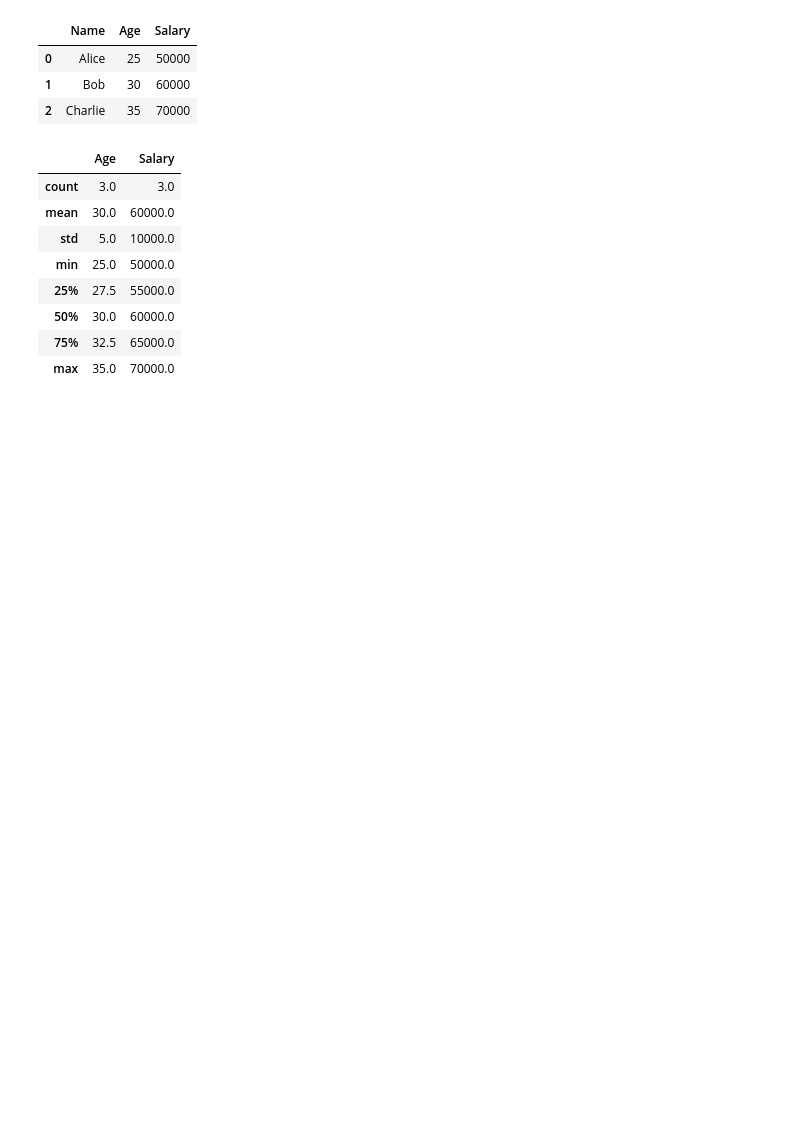
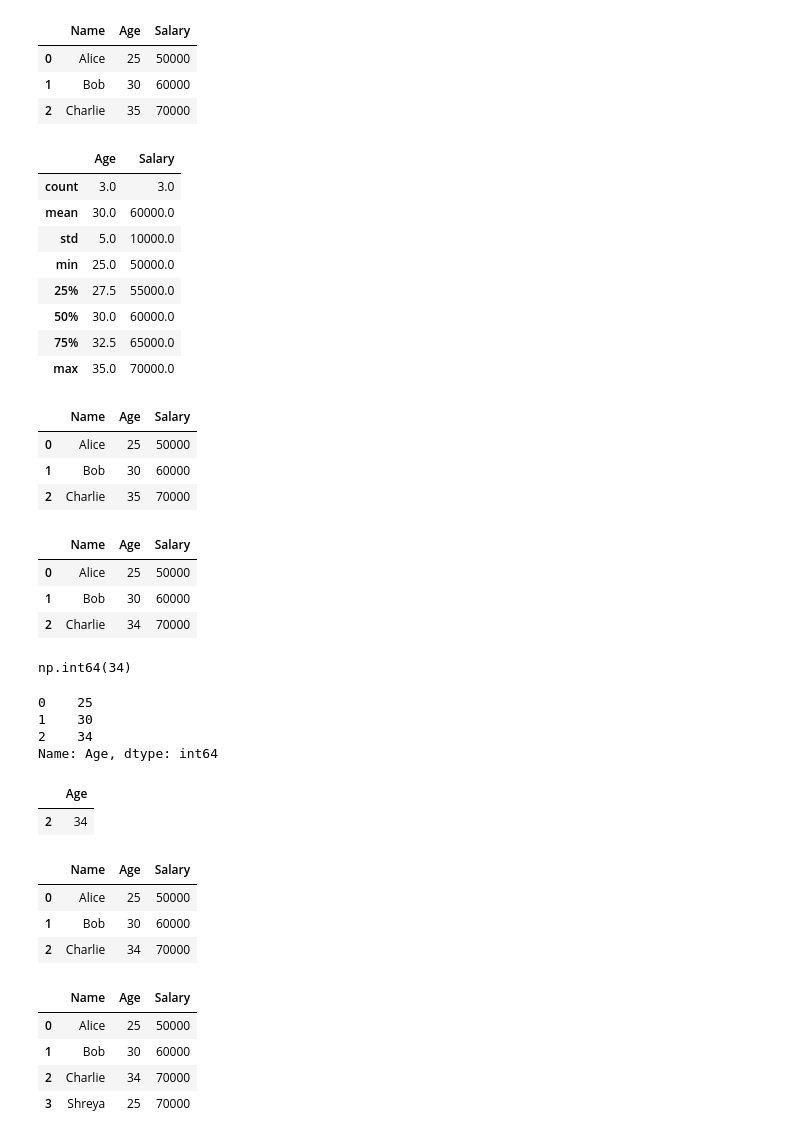
Before and after one commit to ranjeet-kadam/DSML1, a Jupyter notebook: Python/Data Analysis/Pandas.ipynb, the cells around one changed output. Drawn from its saved outputs; the diff is of its cells as text; code cells hidden in the pictures; blank space fills up the shorter version.

```diff
--- a/Python/Data Analysis/Pandas.ipynb
+++ b/Python/Data Analysis/Pandas.ipynb
@@ -170,3 +172,56 @@ df.describe()
 | 50% | 30.0 | 60000.0 |
 | 75% | 32.5 | 65000.0 |
 | max | 35.0 | 70000.0 |
+# %%
+df
+# %% [output]
+|  | Name | Age | Salary |
+| 0 | Alice | 25 | 50000 |
+| 1 | Bob | 30 | 60000 |
+| 2 | Charlie | 35 | 70000 |
+# %%
+df_new=df.iat[2,1] = 34
+df
+# %% [output]
+|  | Name | Age | Salary |
+| 0 | Alice | 25 | 50000 |
+| 1 | Bob | 30 | 60000 |
+| 2 | Charlie | 34 | 70000 |
+# %%
+df.at[2,'Age']
+# %% [output]
+np.int64(34)
+# %%
+df.loc[0:3,'Age']
+# %% [output]
+0    25
+1    30
+2    34
+Name: Age, dtype: int64
+# %%
+df.iloc[2:,[1]]
+# %% [output]
+|  | Age |
+| 2 | 34 |
+# %%
+df
+# %% [output]
+|  | Name | Age | Salary |
+| 0 | Alice | 25 | 50000 |
+| 1 | Bob | 30 | 60000 |
+| 2 | Charlie | 34 | 70000 |
+# %%
+df_new =df.copy()
+new_data = {
+    'Name': 'Shreya',
+    'Age': 25,
+    'Salary': 70000
+}
+df_new =pd.concat([df_new, pd.DataFrame([new_data])], ignore_index=True)
+df_new
+# %% [output]
+|  | Name | Age | Salary |
+| 0 | Alice | 25 | 50000 |
+| 1 | Bob | 30 | 60000 |
+| 2 | Charlie | 34 | 70000 |
+| 3 | Shreya | 25 | 70000 |
```
Also changed, not shown: parts of 19 cells of this notebook, 31 other files.
